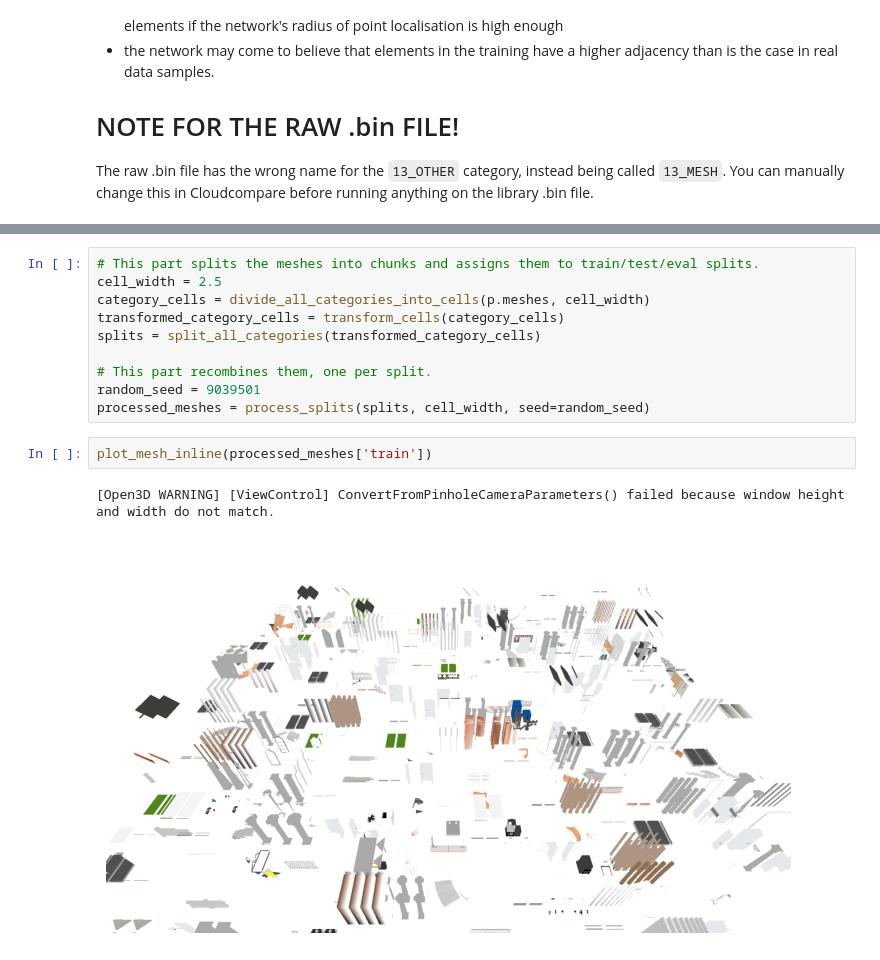
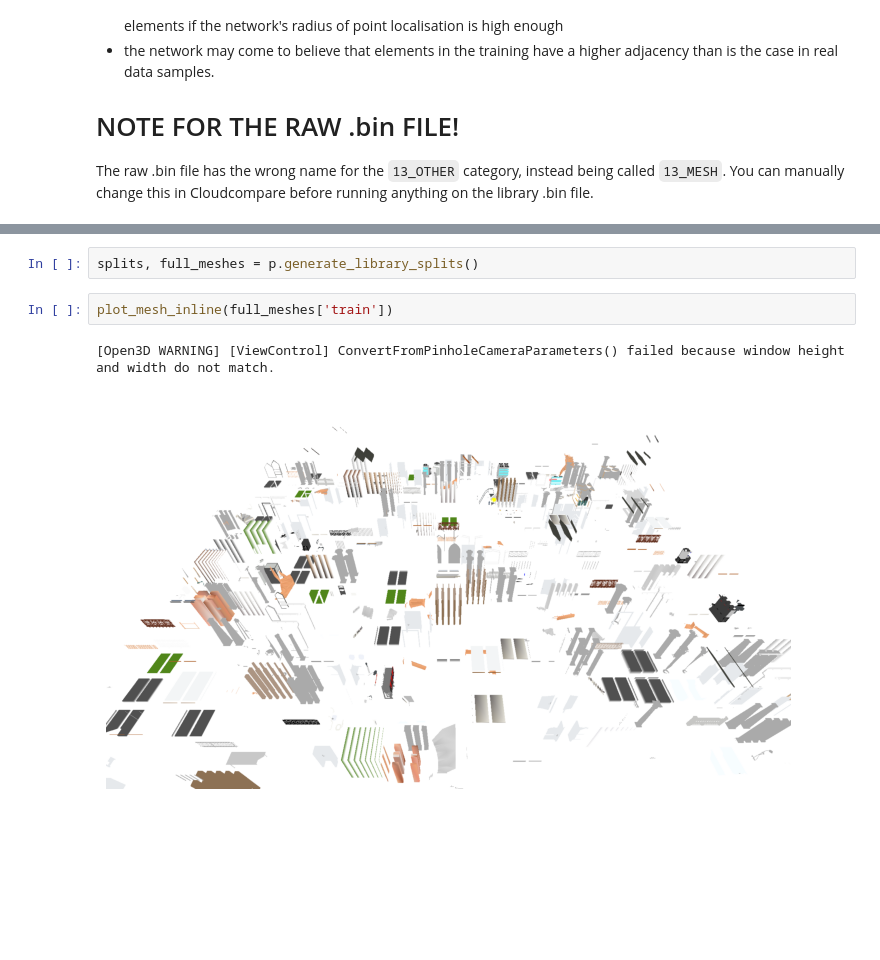
Before and after one commit to Chiark-Collective/Pointcept, a Jupyter notebook: notebooks/library_splitter.ipynb, the cells around one changed output, grey strips where cells are left out. Saved outputs shown, nothing was run; the diff lists cells and outputs as text; blank space fills up the shorter version.

```diff
--- a/notebooks/library_splitter.ipynb
+++ b/notebooks/library_splitter.ipynb
@@ -69,19 +69,11 @@ p.meshes
  '11_RAILING': TriangleMesh with 401512 points and 346260 triangles.,
  '12_RWP': TriangleMesh with 490764 points and 522314 triangles.,
  '13_OTHER': TriangleMesh with 1037417 points and 812920 triangles.}
-# %%
-# This part splits the meshes into chunks and assigns them to train/test/eval splits.
-cell_width = 2.5
-category_cells = divide_all_categories_into_cells(p.meshes, cell_width)
-transformed_category_cells = transform_cells(category_cells)
-splits = split_all_categories(transformed_category_cells)
-
-# This part recombines them, one per split.
-random_seed = 9039501
-processed_meshes = process_splits(splits, cell_width, seed=random_seed)
+# %%
+splits, full_meshes = p.generate_library_splits()
 # %%
-plot_mesh_inline(processed_meshes['train'])
+plot_mesh_inline(full_meshes['train'])
 # %% [output]
 [Open3D WARNING] [ViewControl] ConvertFromPinholeCameraParameters() failed because window height and width do not match.
-[figure, old version]
+[figure, new version]
 # %%
```
Also changed, not shown: parts of 5 cells of this notebook, 1 other file.
